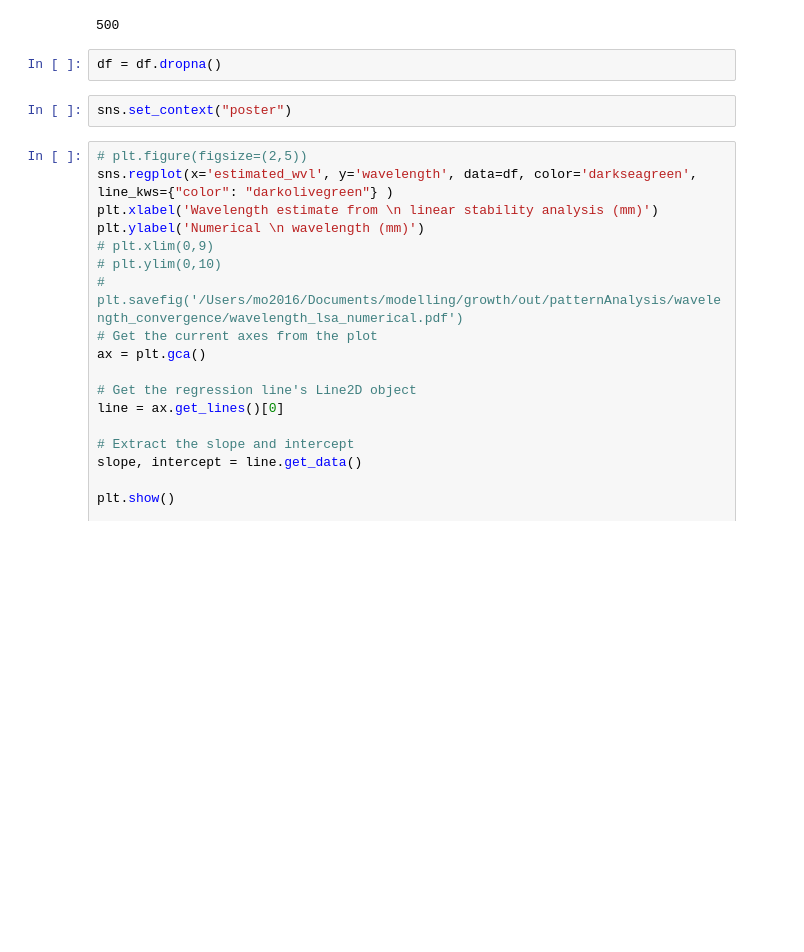
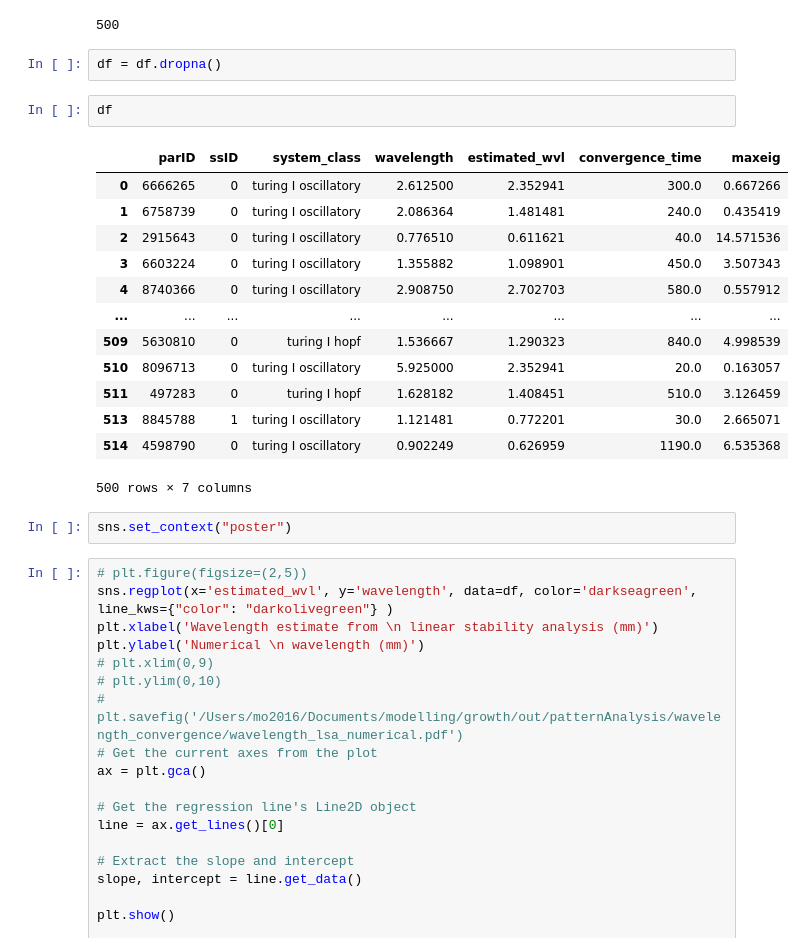
Before and after one commit to martinaoliver/modelling, a Jupyter notebook: growth/src/patternAnalysis/wavelenght_lsa_numerical.ipynb, the cells around one changed output. Saved outputs shown, nothing was run; the diff lists cells and outputs as text; blank space fills up the shorter version.

```diff
--- a/growth/src/patternAnalysis/wavelenght_lsa_numerical.ipynb
+++ b/growth/src/patternAnalysis/wavelenght_lsa_numerical.ipynb
@@ -49,6 +49,22 @@ len(df)
 500
 # %%
 df = df.dropna()
+# %%
+df
+# %% [output]
+|  | parID | ssID | system_class | wavelength | estimated_wvl | convergence_time | maxeig |
+| 0 | 6666265 | 0 | turing I oscillatory | 2.612500 | 2.352941 | 300.0 | 0.667266 |
+| 1 | 6758739 | 0 | turing I oscillatory | 2.086364 | 1.481481 | 240.0 | 0.435419 |
+| 2 | 2915643 | 0 | turing I oscillatory | 0.776510 | 0.611621 | 40.0 | 14.571536 |
+| 3 | 6603224 | 0 | turing I oscillatory | 1.355882 | 1.098901 | 450.0 | 3.507343 |
+| 4 | 8740366 | 0 | turing I oscillatory | 2.908750 | 2.702703 | 580.0 | 0.557912 |
+| ... | ... | ... | ... | ... | ... | ... | ... |
+| 509 | 5630810 | 0 | turing I hopf | 1.536667 | 1.290323 | 840.0 | 4.998539 |
+| 510 | 8096713 | 0 | turing I oscillatory | 5.925000 | 2.352941 | 20.0 | 0.163057 |
+| 511 | 497283 | 0 | turing I hopf | 1.628182 | 1.408451 | 510.0 | 3.126459 |
+| 513 | 8845788 | 1 | turing I oscillatory | 1.121481 | 0.772201 | 30.0 | 2.665071 |
+| 514 | 4598790 | 0 | turing I oscillatory | 0.902249 | 0.626959 | 1190.0 | 6.535368 |
+500 rows × 7 columns
 # %%
 sns.set_context("poster")
 # %%
```
Also changed, not shown: parts of 3 cells of this notebook, 5 other files.
